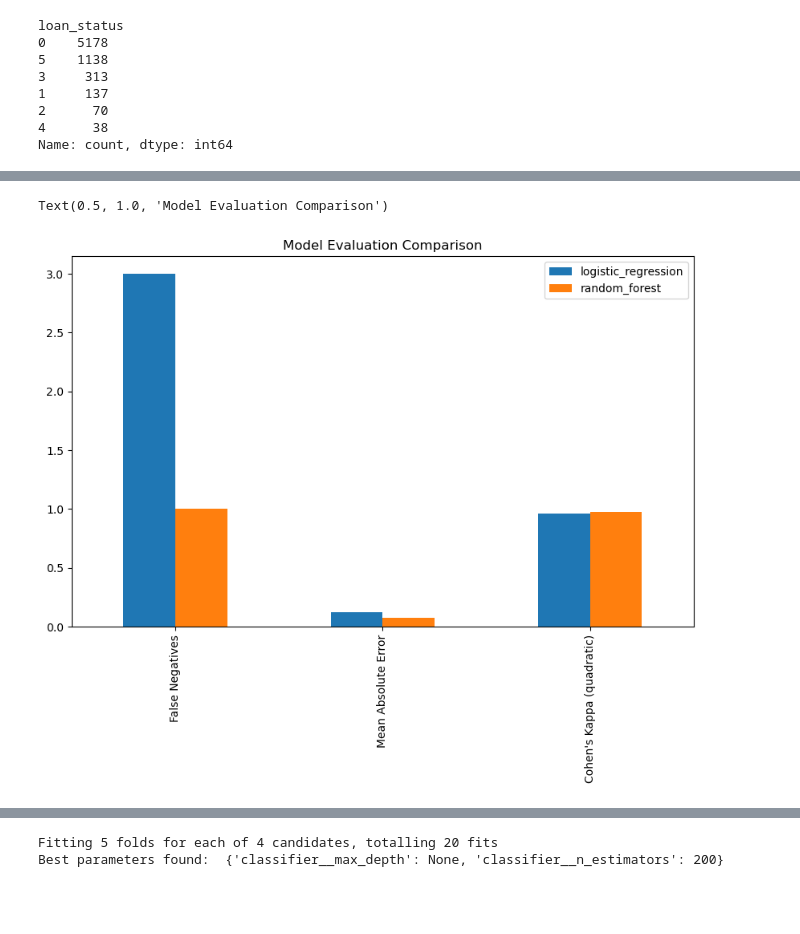
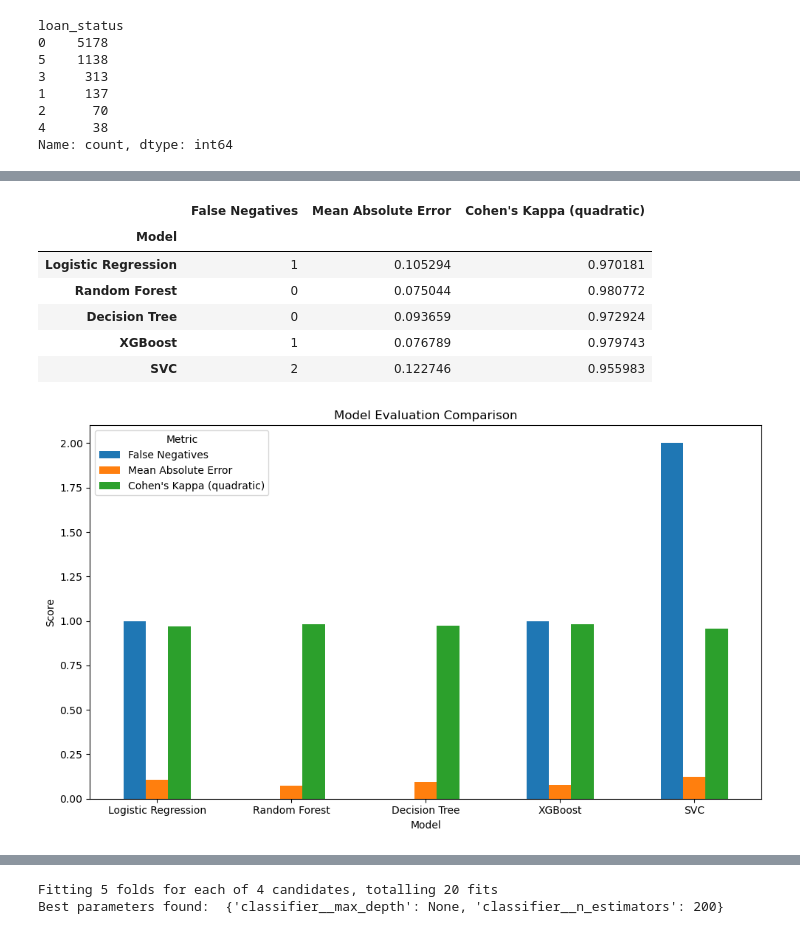
Before and after one commit to BramD1/loan-credit-risk, a Jupyter notebook: EDA_model_notebook.ipynb, the cells around one changed output, grey strips where cells are left out. Saved outputs shown, nothing was run; the diff lists cells and outputs as text; code cells hidden in the pictures; blank space fills up the shorter version.

Commit message:
Modifying the EDA part, while also training other model as well

```diff
--- a/EDA_model_notebook.ipynb
+++ b/EDA_model_notebook.ipynb
@@ -564,0 +784,5 @@ evaluation= pd.DataFrame({'logistic_regression': eval_logreg['Score'], 'random_f
+# %%
+mae = mean_absolute_error(y_test, y_pred_svc)
+kappa = cohen_kappa_score(y_test, y_pred_svc, weights='quadratic')
+print(f"Mean Absolute Error: {mae:.4f}")
+print(f"Cohen's Kappa (quadratic): {kappa:.4f}")
@@ -564,0 +792,3 @@ evaluation= pd.DataFrame({'logistic_regression': eval_logreg['Score'], 'random_f
+# %%
+cm_test_svc= confusion_matrix(y_test, y_pred_svc)
+ConfusionMatrixDisplay(cm_test_svc).plot()
@@ -565,9 +798,38 @@ evaluation= pd.DataFrame({'logistic_regression': eval_logreg['Score'], 'random_f
+# %%
+eval_svc = {
+    'Metric': ['False Negatives','Mean Absolute Error', "Cohen's Kappa (quadratic)"],
+    'Score': [cm_test_svc[1, 0], mae, kappa]
+}
+# %%
+evaluation=pd.DataFrame({
+    'Model': ['Logistic Regression', 'Random Forest', 'Decision Tree', 'XGBoost', 'SVC'],
+    'False Negatives': [eval_logreg['Score'][0], eval_randfor['Score'][0], eval_dt['Score'][0], eval_xgb['Score'][0], eval_svc['Score'][0]],
+    'Mean Absolute Error': [eval_logreg['Score'][1], eval_randfor['Score'][1], eval_dt['Score'][1], eval_xgb['Score'][1], eval_svc['Score'][1]],
+    "Cohen's Kappa (quadratic)": [eval_logreg['Score'][2], eval_randfor['Score'][2], eval_dt['Score'][2], eval_xgb['Score'][2], eval_svc['Score'][2]]
+})
+
+evaluation.set_index('Model', inplace=True)
+# %%
+evaluation
+# %% [output]
+|  | False Negatives | Mean Absolute Error | Cohen's Kappa (quadratic) |
+| Model |  |  |  |
+| Logistic Regression | 1 | 0.105294 | 0.970181 |
+| Random Forest | 0 | 0.075044 | 0.980772 |
+| Decision Tree | 0 | 0.093659 | 0.972924 |
+| XGBoost | 1 | 0.076789 | 0.979743 |
+| SVC | 2 | 0.122746 | 0.955983 |
 # %%
 evaluation.plot(kind='bar', figsize=(10, 6), edgecolor='none')
 plt.title('Model Evaluation Comparison')
+plt.xlabel('Model')
+plt.ylabel('Score')
+plt.xticks(rotation=0)
+plt.legend(title='Metric')
+plt.tight_layout()
+plt.show()
 # %% [output]
-Text(0.5, 1.0, 'Model Evaluation Comparison')
-[figure, old version]
+[figure, new version]
 # %%
 pipe_rf.get_params().keys()
 # %% [output]
```
Also changed, not shown: parts of 65 cells of this notebook, 1 other file.
